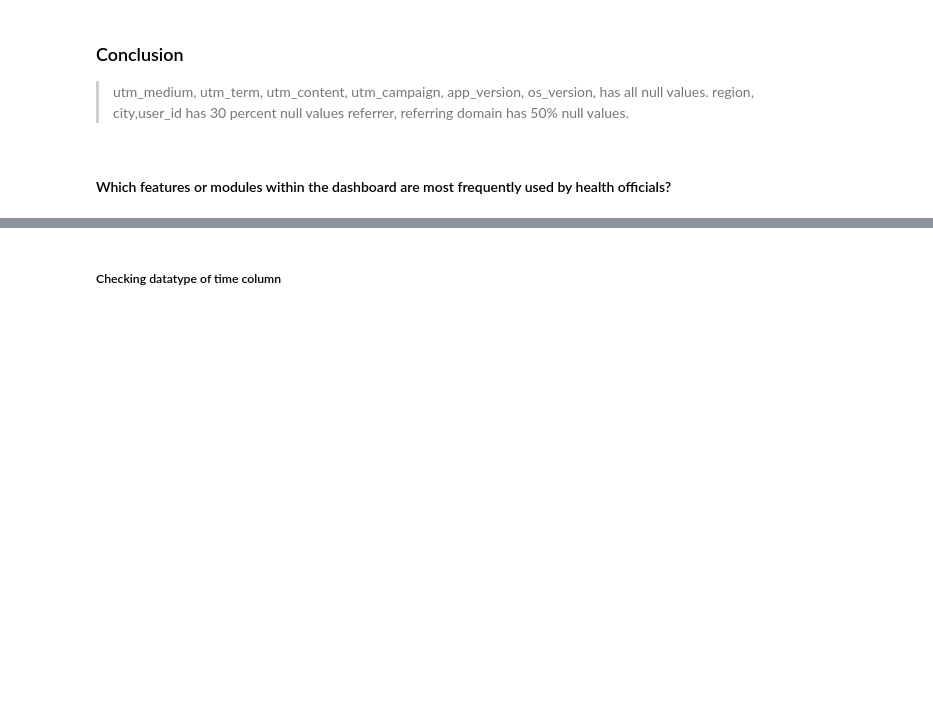
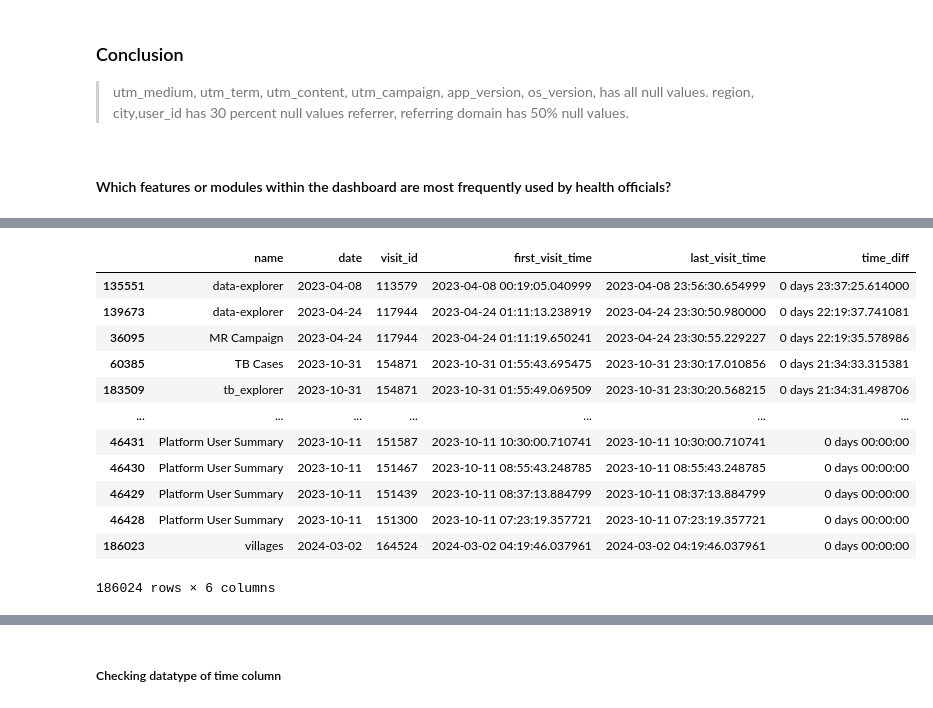
Before and after one commit to taleyahusn21/User-Engagement, a Jupyter notebook: User Engagement.ipynb, the cells around one changed output, grey strips where cells are left out. Drawn from its saved outputs; the diff is of its cells as text; code cells hidden in the pictures; blank space fills up the shorter version.

```diff
--- a/User Engagement.ipynb
+++ b/User Engagement.ipynb
@@ -334,0 +287,16 @@ final_result_df
+# %%
+total_time.sort_values( by= 'time_diff', ascending=False)
+# %% [output]
+|  | name | date | visit_id | first_visit_time | last_visit_time | time_diff |
+| 135551 | data-explorer | 2023-04-08 | 113579 | 2023-04-08 00:19:05.040999 | 2023-04-08 23:56:30.654999 | 0 days 23:37:25.614000 |
+| 139673 | data-explorer | 2023-04-24 | 117944 | 2023-04-24 01:11:13.238919 | 2023-04-24 23:30:50.980000 | 0 days 22:19:37.741081 |
+| 36095 | MR Campaign | 2023-04-24 | 117944 | 2023-04-24 01:11:19.650241 | 2023-04-24 23:30:55.229227 | 0 days 22:19:35.578986 |
+| 60385 | TB Cases | 2023-10-31 | 154871 | 2023-10-31 01:55:43.695475 | 2023-10-31 23:30:17.010856 | 0 days 21:34:33.315381 |
+| 183509 | tb_explorer | 2023-10-31 | 154871 | 2023-10-31 01:55:49.069509 | 2023-10-31 23:30:20.568215 | 0 days 21:34:31.498706 |
+| ... | ... | ... | ... | ... | ... | ... |
+| 46431 | Platform User Summary | 2023-10-11 | 151587 | 2023-10-11 10:30:00.710741 | 2023-10-11 10:30:00.710741 | 0 days 00:00:00 |
+| 46430 | Platform User Summary | 2023-10-11 | 151467 | 2023-10-11 08:55:43.248785 | 2023-10-11 08:55:43.248785 | 0 days 00:00:00 |
+| 46429 | Platform User Summary | 2023-10-11 | 151439 | 2023-10-11 08:37:13.884799 | 2023-10-11 08:37:13.884799 | 0 days 00:00:00 |
+| 46428 | Platform User Summary | 2023-10-11 | 151300 | 2023-10-11 07:23:19.357721 | 2023-10-11 07:23:19.357721 | 0 days 00:00:00 |
+| 186023 | villages | 2024-03-02 | 164524 | 2024-03-02 04:19:46.037961 | 2024-03-02 04:19:46.037961 | 0 days 00:00:00 |
+186024 rows × 6 columns
```
Also changed, not shown: parts of 15 cells of this notebook.
